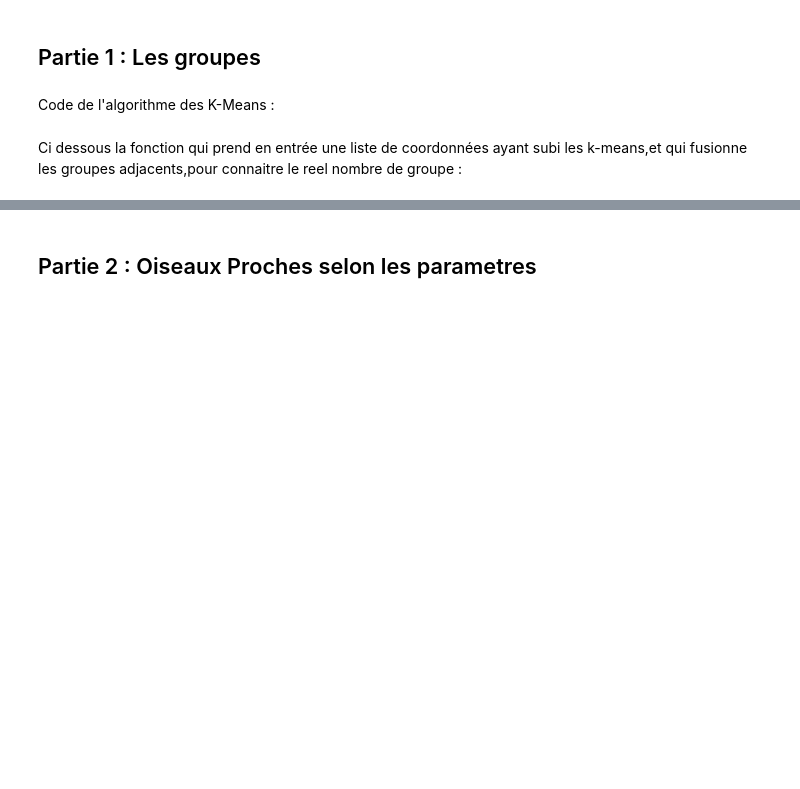
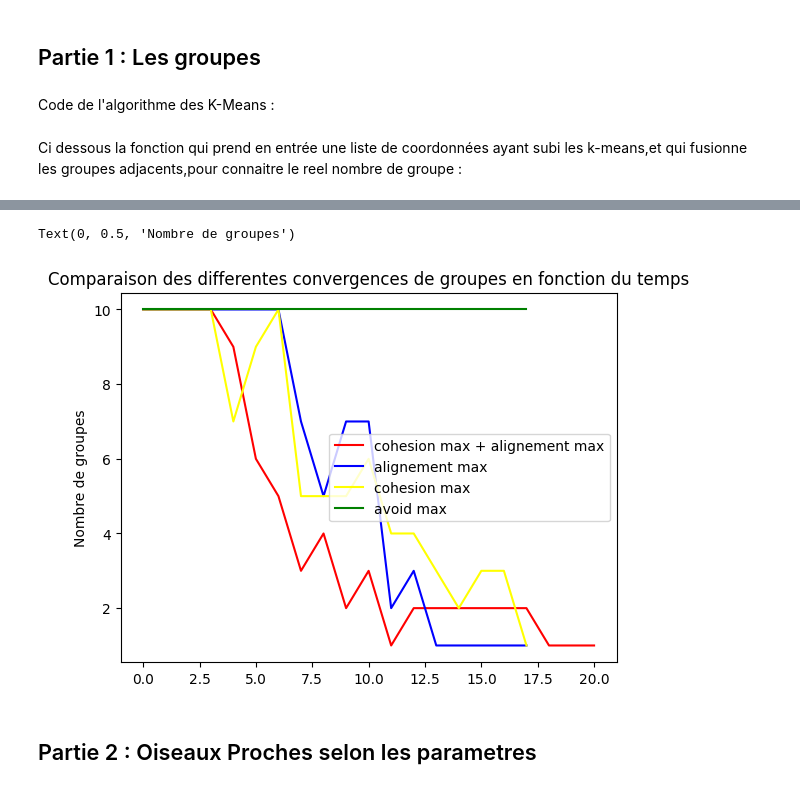
Before and after one commit to are-dynamic-2025-g6/boids, a Jupyter notebook: Analyse/Analyse.ipynb, the cells around one changed output, grey strips where cells are left out. Saved outputs shown, nothing was run; the diff lists cells and outputs as text; code cells hidden in the pictures; blank space fills up the shorter version.

```diff
--- a/Analyse/Analyse.ipynb
+++ b/Analyse/Analyse.ipynb
@@ -97,3 +137,16 @@ def combine_group(coord_dict, threshold):
+# %%
+res_avo_max = res[:]
+# %%
+plt.plot(res_align_cohes_max,color = 'red',label = 'cohesion max + alignement max')
+plt.plot(res_align_max,color = 'blue',label = 'alignement max')
+plt.plot(res_cohes_max,color = 'yellow',label = 'cohesion max')
+plt.plot(res_avo_max,color = 'green', label = 'avoid max')
+plt.legend()
+plt.title("Comparaison des differentes convergences de groupes en fonction du temps")
+plt.ylabel("Nombre de groupes")
+# %% [output]
+Text(0, 0.5, 'Nombre de groupes')
+[figure, added]
 # %% [markdown]
 ## Partie 2 : Oiseaux Proches selon les parametres
 # %%
```
Also changed, not shown: parts of 7 cells of this notebook, 4 other files.
